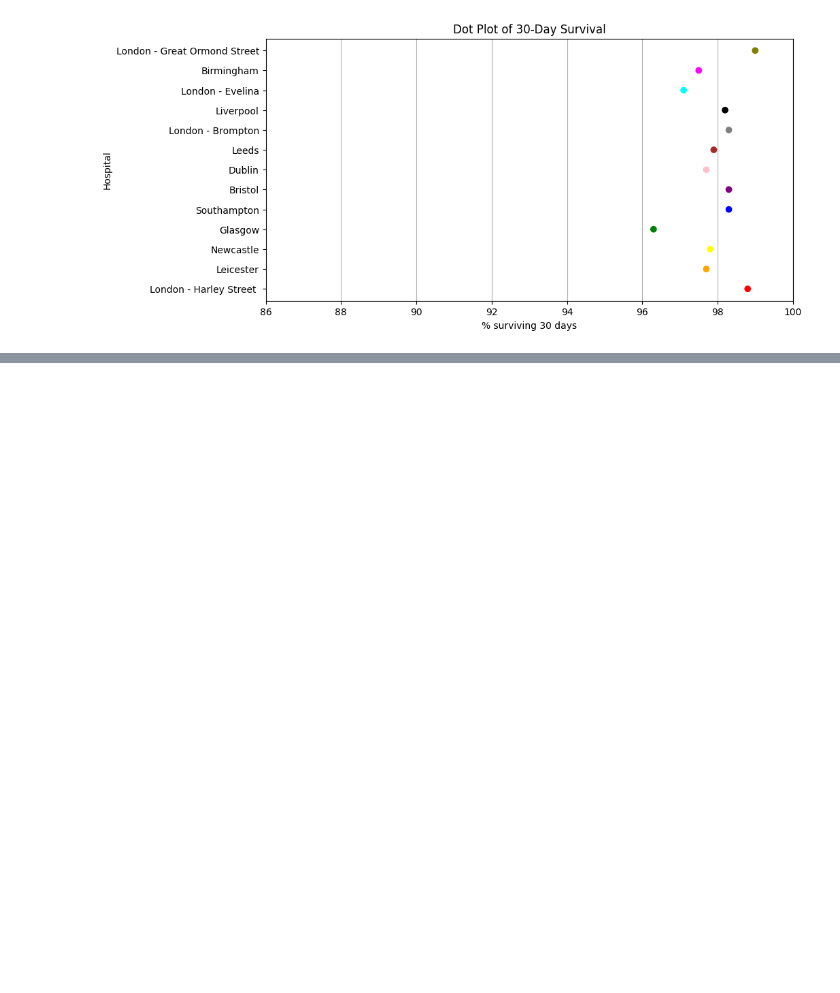
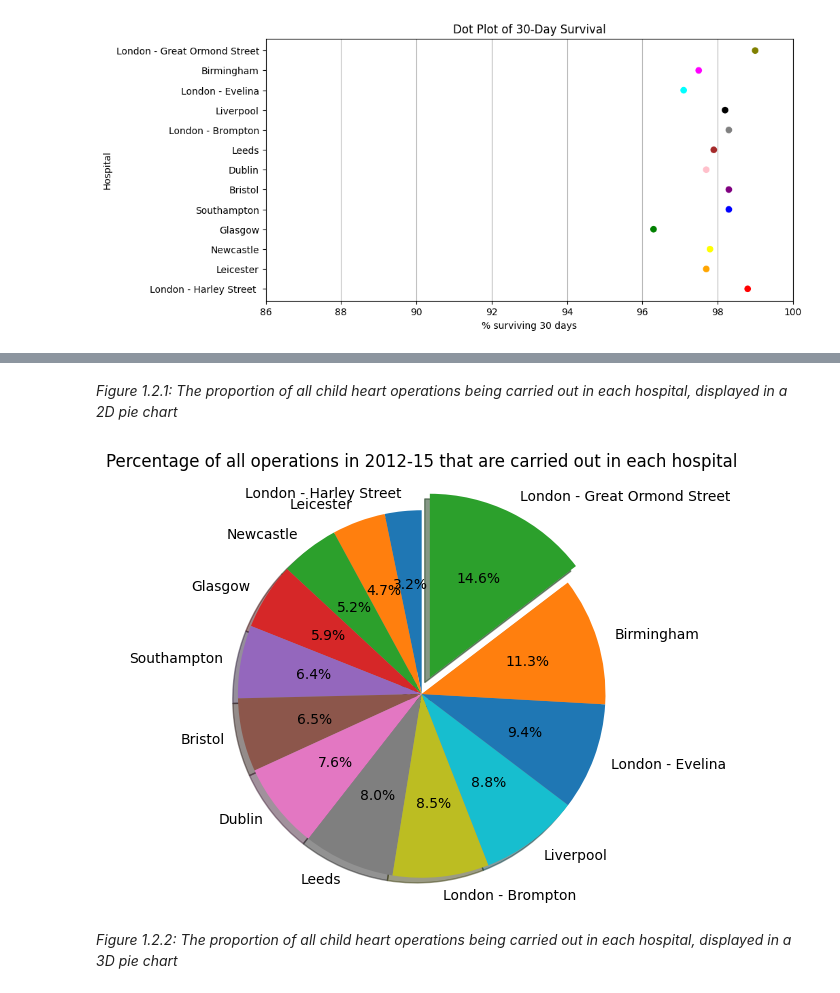
Before and after one commit to chrnthnkmutt/theartofstatistic_python, a Jupyter notebook: Unit_01/unit1.ipynb, the cells around one changed output, grey strips where cells are left out. Saved outputs shown, nothing was run; the diff lists cells and outputs as text; code cells hidden in the pictures; blank space fills up the shorter version.

```diff
--- a/Unit_01/unit1.ipynb
+++ b/Unit_01/unit1.ipynb
@@ -62,0 +104,24 @@ plt.show()
+# %% [markdown]
+*Figure 1.2.1: The proportion of all child heart operations being carried out in each hospital, displayed in a 2D pie chart*
+# %%
+import matplotlib.pyplot as plt
+
+# Pie Chart
+labels = ['London - Harley Street', 'Leicester', 'Newcastle', 'Glasgow', 'Southampton', 'Bristol', 'Dublin', 'Leeds', 'London - Brompton', 'Liverpool', 'London - Evelina', 'Birmingham', 'London - Great Ormond Street']
+sizes = [418, 607, 668, 760, 829, 835, 983, 1038, 1094, 1132, 1220, 1457, 1892]
+
+# only "explode" London - Great Ormond Street
+explode = (0,0,0,0,0,0,0,0,0,0,0,0,0.1)
+
+fig1, ax1 = plt.subplots()
+ax1.pie(sizes, explode=explode, labels=labels, autopct='%1.1f%%', shadow=True, startangle=90)
+
+ax1.axis('equal')  # Equal aspect ratio ensures that pie is drawn as a circle.
+
+plt.title("Percentage of all operations in 2012-15 that are carried out in each hospital")
+plt.tight_layout()
+plt.show()
+# %% [output]
+[figure, added]
+# %% [markdown]
+*Figure 1.2.2: The proportion of all child heart operations being carried out in each hospital, displayed in a 3D pie chart*
```
Also changed, not shown: parts of 6 cells of this notebook, 1 other file.
